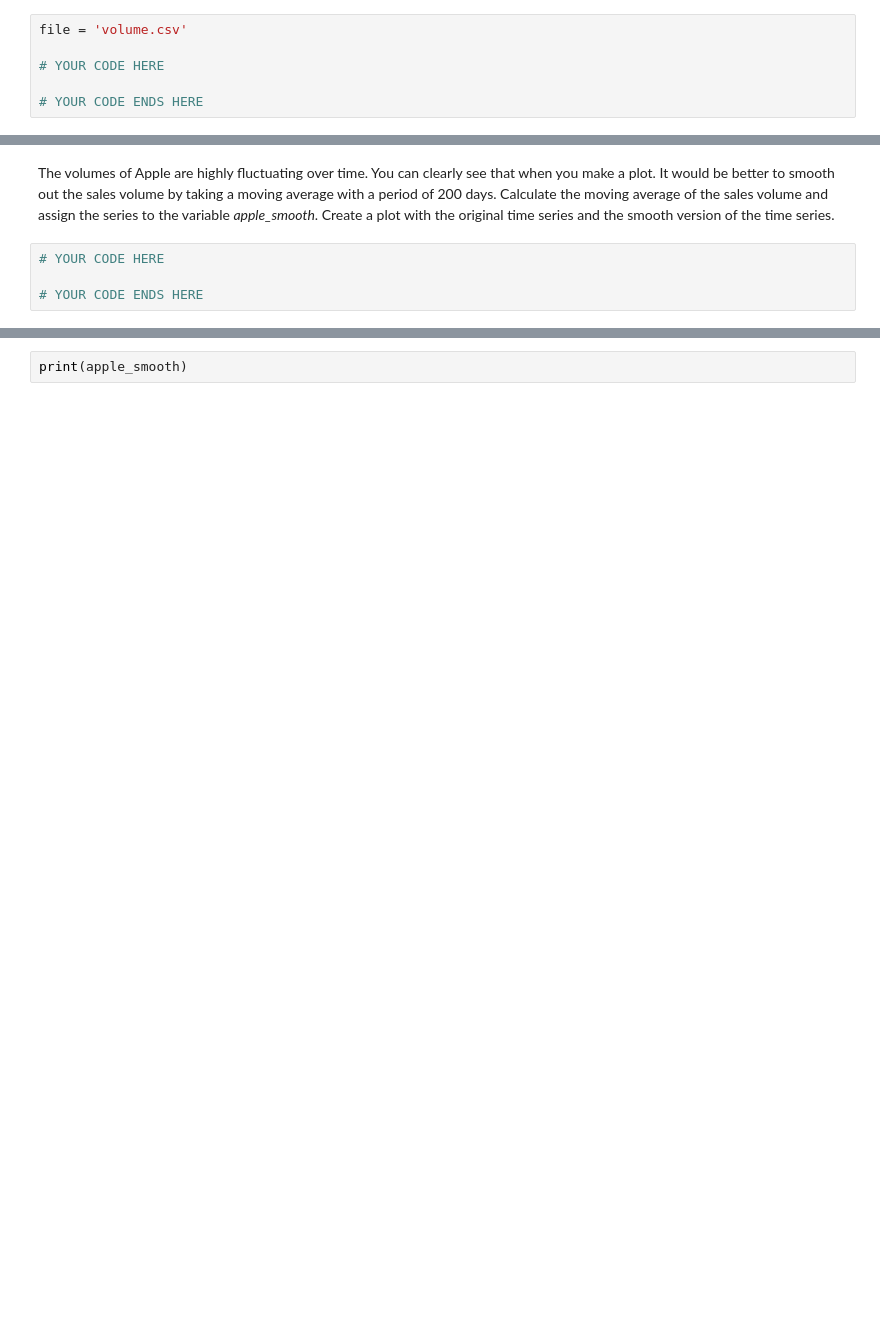
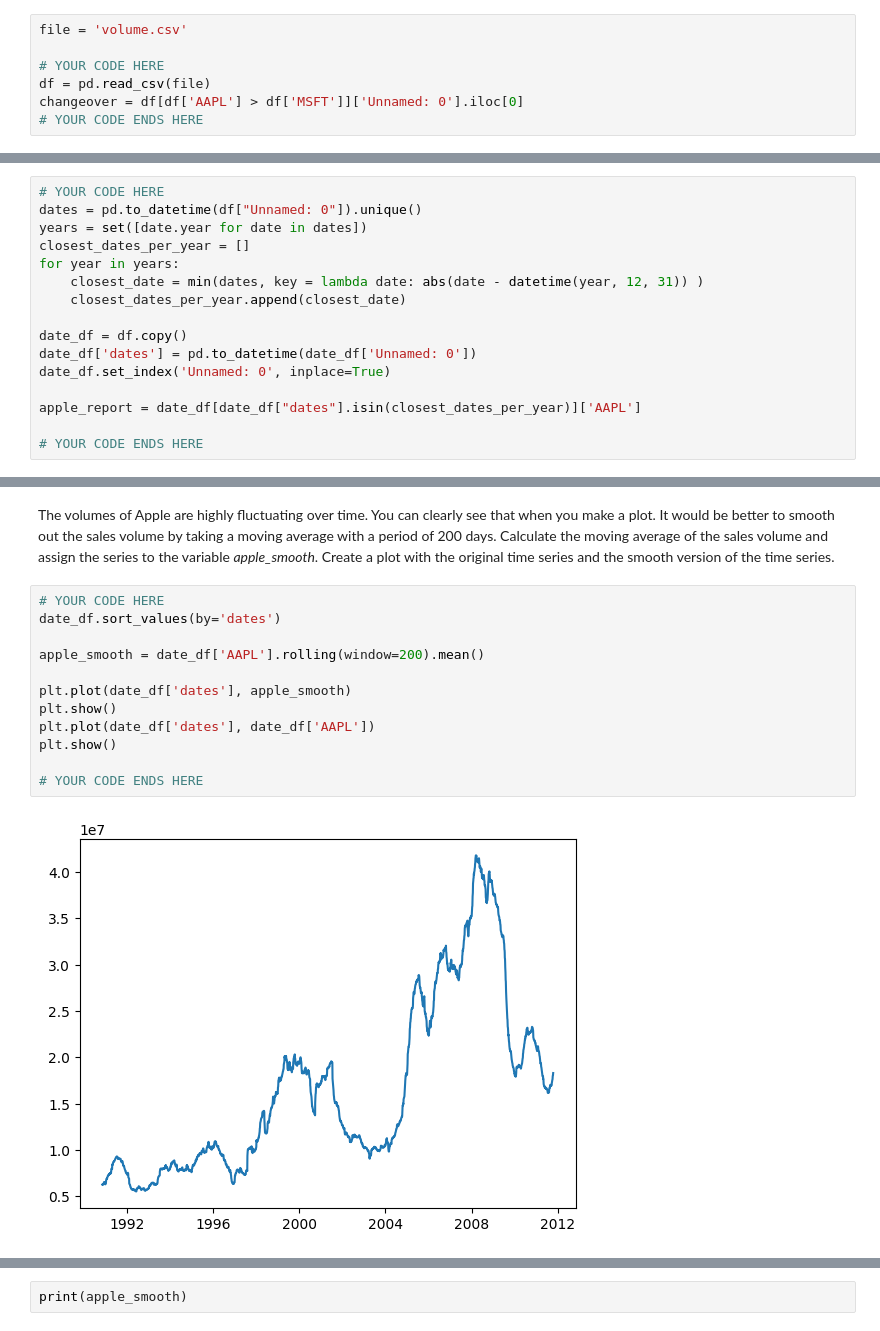
Before and after one commit to jaccogriff/data-wrangling-2024, a Jupyter notebook: ass3/assignment03.ipynb, the cells around one changed output, grey strips where cells are left out. Cells and saved outputs as stored; diff of their text form; blank space fills up the shorter version.

```diff
--- a/ass3/assignment03.ipynb
+++ b/ass3/assignment03.ipynb
@@ -126,5 +139,6 @@ On which day did the sales volume of Apple (*AAPL*) overtake the sales volume of
 file = 'volume.csv'
 
 # YOUR CODE HERE
-
+df = pd.read_csv(file)
+changeover = df[df['AAPL'] > df['MSFT']]['Unnamed: 0'].iloc[0]
 # YOUR CODE ENDS HERE
@@ -147,2 +164,18 @@ Apple has to report every end of the year (31 December) what its current sales v
+# %%
+# YOUR CODE HERE
+dates = pd.to_datetime(df["Unnamed: 0"]).unique()
+years = set([date.year for date in dates])
+closest_dates_per_year = []
+for year in years:
+    closest_date = min(dates, key = lambda date: abs(date - datetime(year, 12, 31)) )
+    closest_dates_per_year.append(closest_date)
+
+date_df = df.copy()
+date_df['dates'] = pd.to_datetime(date_df['Unnamed: 0'])
+date_df.set_index('Unnamed: 0', inplace=True)
+
+apple_report = date_df[date_df["dates"].isin(closest_dates_per_year)]['AAPL']
+
+# YOUR CODE ENDS HERE
 # %%
 print(apple_report)
@@ -149,6 +196,16 @@ print(apple_report)
 # %% [markdown]
 The volumes of Apple are highly fluctuating over time. You can clearly see that when you make a plot. It would be better to smooth out the sales volume by taking a moving average with a period of 200 days. Calculate the moving average of the sales volume and assign the series to the variable *apple_smooth*. Create a plot with the original time series and the smooth version of the time series.
-# %%
-# YOUR CODE HERE
-
-# YOUR CODE ENDS HERE
+# %%
+# YOUR CODE HERE
+date_df.sort_values(by='dates')
+
+apple_smooth = date_df['AAPL'].rolling(window=200).mean()
+
+plt.plot(date_df['dates'], apple_smooth)
+plt.show()
+plt.plot(date_df['dates'], date_df['AAPL'])
+plt.show()
+
+# YOUR CODE ENDS HERE
+# %% [output]
+[figure, added]
```
Also changed, not shown: parts of 9 cells of this notebook.
